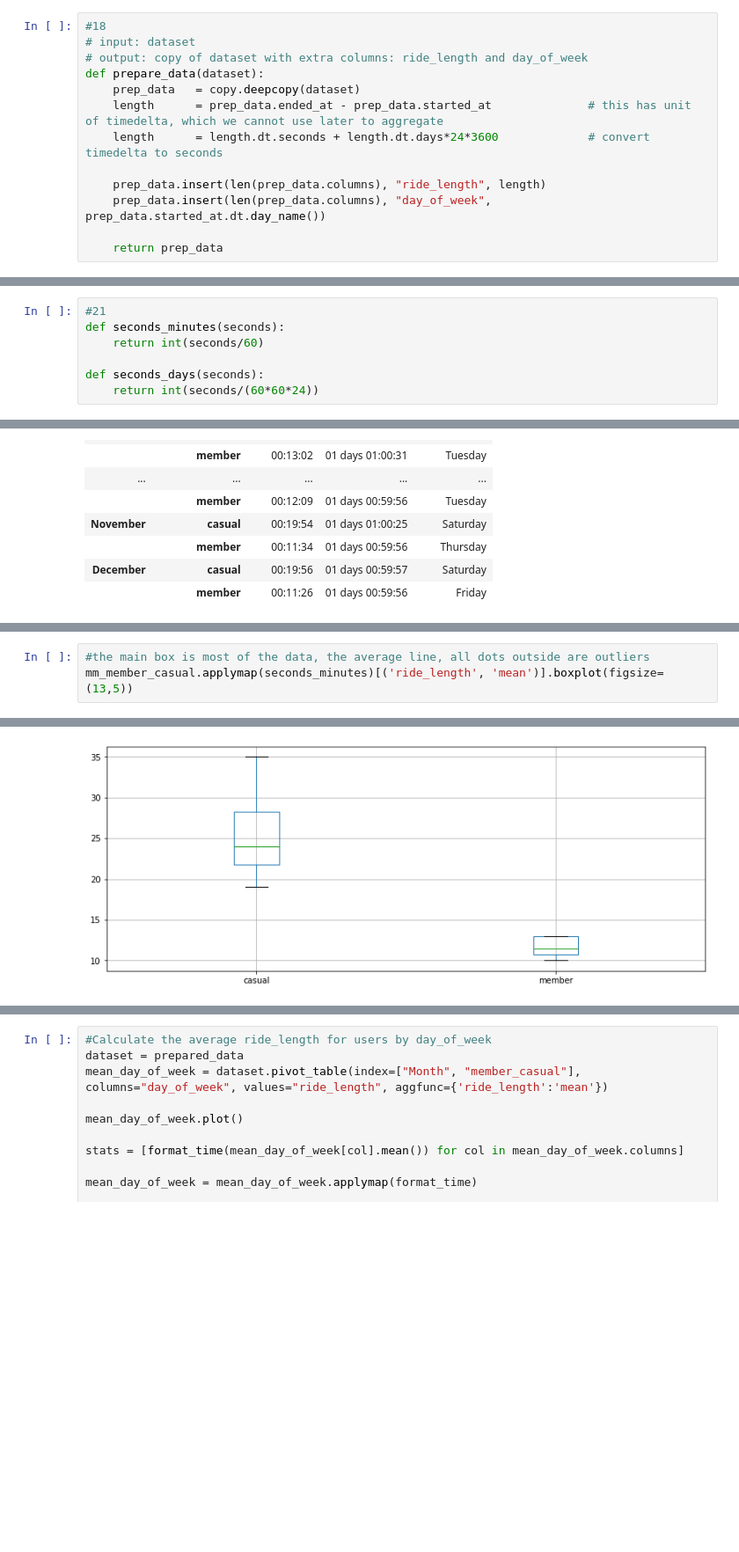
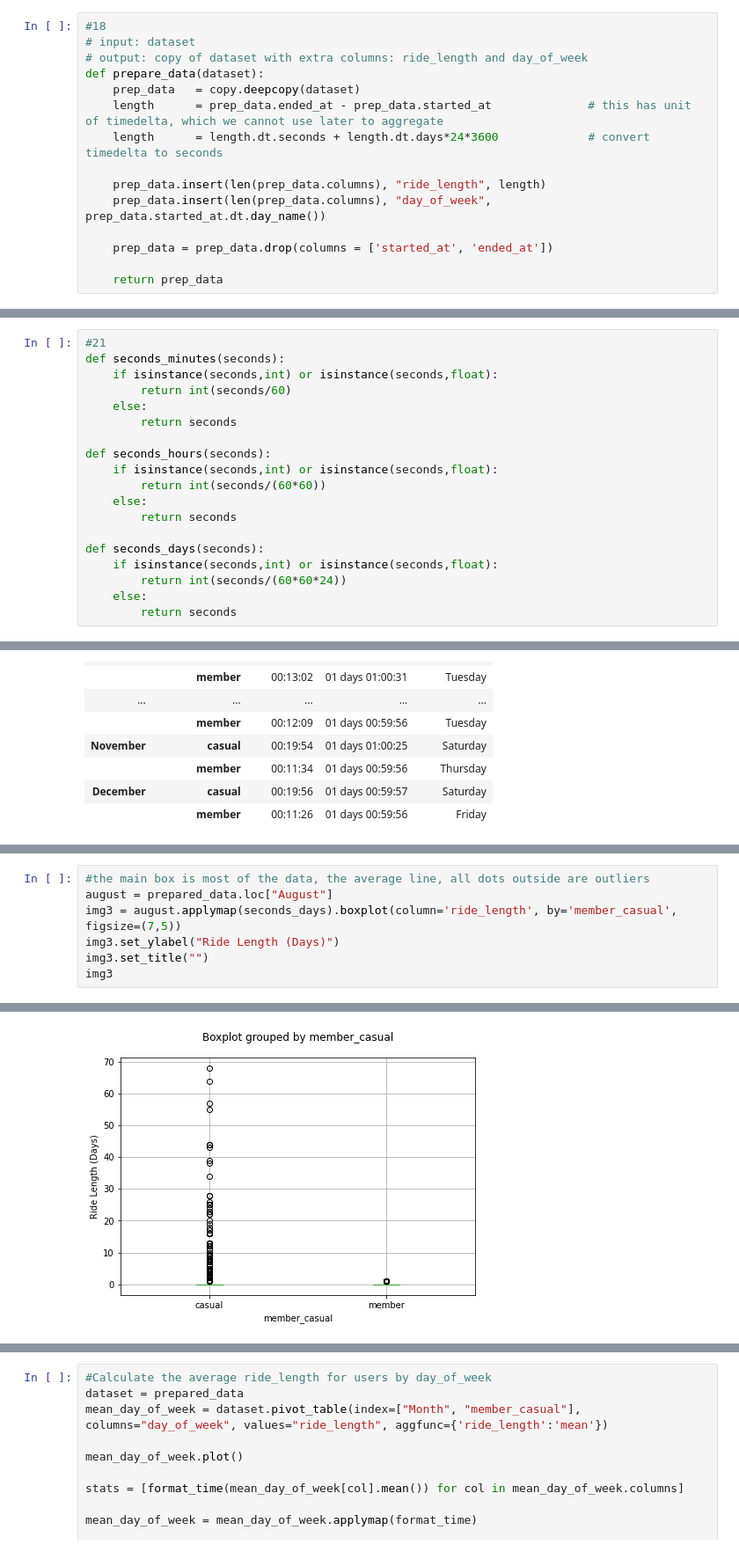
Before and after one commit to SummerKassem/BikeShareCS, a Jupyter notebook: Code/bike_share_analysis.ipynb, the cells around one changed output, grey strips where cells are left out. Shown: that part at 88% size. Cells and saved outputs as stored; diff of their text form; blank space fills up the shorter version.

Commit message:
Boxplot
finished the line plot and added box plot

```diff
--- a/Code/bike_share_analysis.ipynb
+++ b/Code/bike_share_analysis.ipynb
@@ -454,6 +458,8 @@ def prepare_data(dataset):
     prep_data.insert(len(prep_data.columns), "ride_length", length)
     prep_data.insert(len(prep_data.columns), "day_of_week", prep_data.started_at.dt.day_name())
 
+    prep_data = prep_data.drop(columns = ['started_at', 'ended_at'])
+
     return prep_data
 # %%
 #19
@@ -497,10 +503,22 @@ def format_time(seconds):
 # %%
 #21
 def seconds_minutes(seconds):
-    return int(seconds/60)
+    if isinstance(seconds,int) or isinstance(seconds,float):
+        return int(seconds/60)
+    else:
+        return seconds
+
+def seconds_hours(seconds):
+    if isinstance(seconds,int) or isinstance(seconds,float):
+        return int(seconds/(60*60))
+    else:
+        return seconds
 
 def seconds_days(seconds):
-    return int(seconds/(60*60*24))
+    if isinstance(seconds,int) or isinstance(seconds,float):
+        return int(seconds/(60*60*24))
+    else:
+        return seconds
 # %%
 #22
 #input:  dataset, and what to use in order to groupby
@@ -638,4 +648,8 @@ mm_member_casual.applymap(seconds_days)[('ride_length', 'max')].plot(figsize=(13
 # %%
 #the main box is most of the data, the average line, all dots outside are outliers
-mm_member_casual.applymap(seconds_minutes)[('ride_length', 'mean')].boxplot(figsize=(13,5))
+august = prepared_data.loc["August"]
+img3 = august.applymap(seconds_days).boxplot(column='ride_length', by='member_casual', figsize=(7,5))
+img3.set_ylabel("Ride Length (Days)")
+img3.set_title("")
+img3
 # %% [output]
@@ -643 +657 @@ mm_member_casual.applymap(seconds_minutes)[('ride_length', 'mean')].boxplot(figs
-[figure, old version]
+[figure, new version]
```
Also changed, not shown: parts of 10 cells of this notebook, 12 other files.
